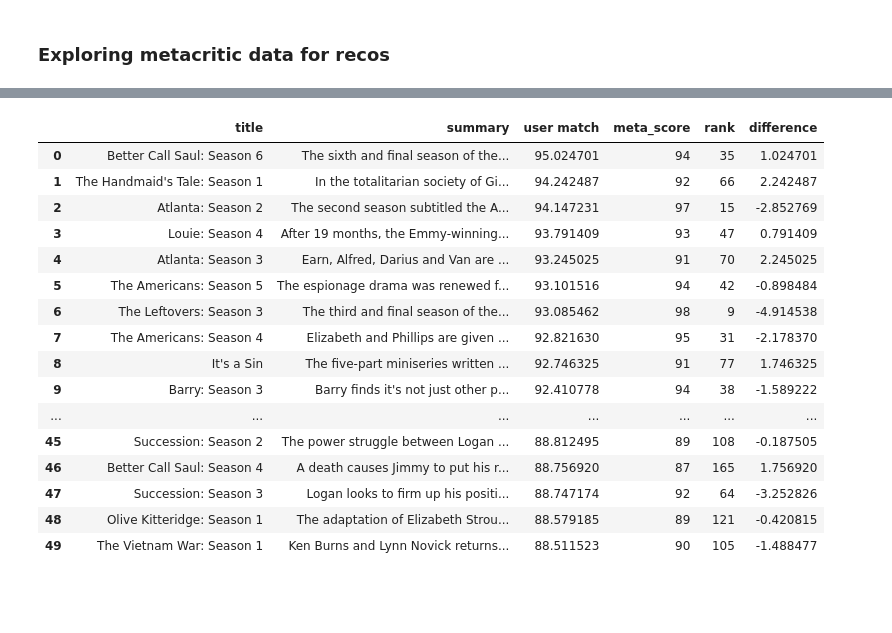
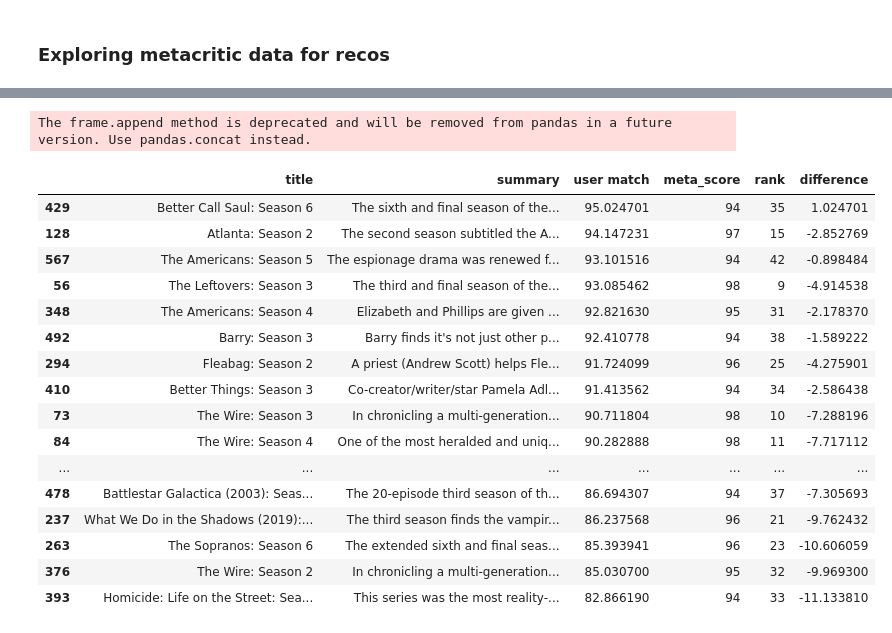
Before and after one commit to emileDesmaili/reco_system, a Jupyter notebook: metacritic EDA.ipynb, the cells around one changed output, grey strips where cells are left out. Cells and saved outputs as stored; diff of their text form; code cells hidden in the pictures; blank space fills up the shorter version.

```diff
--- a/metacritic EDA.ipynb
+++ b/metacritic EDA.ipynb
@@ -22,6 +24,3 @@ meta_df.head()
 | 2 | Rectify: Season 4 | 1 | 100.0 | No other series so poignantly pro... | Salon | Melanie McFarland | Oct 26, 2016 | Daniel tries to start a new life ... | ... |
 | 3 | Rectify: Season 4 | 1 | 100.0 | None of these characters is parti... | Yahoo TV | Ken Tucker | Oct 26, 2016 | Daniel tries to start a new life ... | ... |
 | 4 | Rectify: Season 4 | 1 | 100.0 | Rectify is the best series I have... | The Daily Beast | Malcolm Jones | Oct 26, 2016 | Daniel tries to start a new life ... | ... |
-# %%
-meta_df['title_group'] = meta_df['title'].str.split(': Season').str[0]
-meta_df.head()
@@ -34,0 +27,3 @@ meta_df.head()
+# %%
+meta_df['tv_show'] = meta_df['title'].str.split(': Season').str[0]
+meta_df.head()
@@ -52,26 +54,27 @@ tv_list = ['Breaking Bad: Season 5',
           ]
 # %%
 df_recos = get_recos_users(tv_list,reviews, filter_items=True,filter_n=10, default_rating=90)
+# %% [output]
+The frame.append method is deprecated and will be removed from pandas in a future version. Use pandas.concat instead.
 # %%
-df_merged = meta_df.merge(df_recos, on='item_id').drop_duplicates(subset='item_id')
+df_merged = df_recos.merge(meta_df, on='item_id').drop_duplicates(subset='item_id')
 df_merged['difference'] = df_merged['user match'] - df_merged['meta_score']
-df_merged = df_merged.sort_values(by='user match', ascending=False).reset_index(drop=True)
-df_merged[['title','summary','user match','meta_score','rank','difference']].head(50).sort_values(by='user match', ascending = False)
+df_merged[['title','summary','user match','meta_score','rank','difference']].head(30).sort_values(by='user match', ascending = False)
 # %% [output]
 |  | title | summary | user match | meta_score | rank | difference |
-| 0 | Better Call Saul: Season 6 | The sixth and final season of the... | 95.024701 | 94 | 35 | 1.024701 |
-| 1 | The Handmaid's Tale: Season 1 | In the totalitarian society of Gi... | 94.242487 | 92 | 66 | 2.242487 |
-| 2 | Atlanta: Season 2 | The second season subtitled the A... | 94.147231 | 97 | 15 | -2.852769 |
-| 3 | Louie: Season 4 | After 19 months, the Emmy-winning... | 93.791409 | 93 | 47 | 0.791409 |
-| 4 | Atlanta: Season 3 | Earn, Alfred, Darius and Van are ... | 93.245025 | 91 | 70 | 2.245025 |
-| 5 | The Americans: Season 5 | The espionage drama was renewed f... | 93.101516 | 94 | 42 | -0.898484 |
-| 6 | The Leftovers: Season 3 | The third and final season of the... | 93.085462 | 98 | 9 | -4.914538 |
-| 7 | The Americans: Season 4 | Elizabeth and Phillips are given ... | 92.821630 | 95 | 31 | -2.178370 |
-| 8 | It's a Sin | The five-part miniseries written ... | 92.746325 | 91 | 77 | 1.746325 |
-| 9 | Barry: Season 3 | Barry finds it's not just other p... | 92.410778 | 94 | 38 | -1.589222 |
+| 429 | Better Call Saul: Season 6 | The sixth and final season of the... | 95.024701 | 94 | 35 | 1.024701 |
+| 128 | Atlanta: Season 2 | The second season subtitled the A... | 94.147231 | 97 | 15 | -2.852769 |
+| 567 | The Americans: Season 5 | The espionage drama was renewed f... | 93.101516 | 94 | 42 | -0.898484 |
+| 56 | The Leftovers: Season 3 | The third and final season of the... | 93.085462 | 98 | 9 | -4.914538 |
+| 348 | The Americans: Season 4 | Elizabeth and Phillips are given ... | 92.821630 | 95 | 31 | -2.178370 |
+| 492 | Barry: Season 3 | Barry finds it's not just other p... | 92.410778 | 94 | 38 | -1.589222 |
+| 294 | Fleabag: Season 2 | A priest (Andrew Scott) helps Fle... | 91.724099 | 96 | 25 | -4.275901 |
+| 410 | Better Things: Season 3 | Co-creator/writer/star Pamela Adl... | 91.413562 | 94 | 34 | -2.586438 |
+| 73 | The Wire: Season 3 | In chronicling a multi-generation... | 90.711804 | 98 | 10 | -7.288196 |
+| 84 | The Wire: Season 4 | One of the most heralded and uniq... | 90.282888 | 98 | 11 | -7.717112 |
 | ... | ... | ... | ... | ... | ... | ... |
-| 45 | Succession: Season 2 | The power struggle between Logan ... | 88.812495 | 89 | 108 | -0.187505 |
-| 46 | Better Call Saul: Season 4 | A death causes Jimmy to put his r... | 88.756920 | 87 | 165 | 1.756920 |
-| 47 | Succession: Season 3 | Logan looks to firm up his positi... | 88.747174 | 92 | 64 | -3.252826 |
-| 48 | Olive Kitteridge: Season 1 | The adaptation of Elizabeth Strou... | 88.579185 | 89 | 121 | -0.420815 |
-| 49 | The Vietnam War: Season 1 | Ken Burns and Lynn Novick returns... | 88.511523 | 90 | 105 | -1.488477 |
+| 478 | Battlestar Galactica (2003): Seas... | The 20-episode third season of th... | 86.694307 | 94 | 37 | -7.305693 |
+| 237 | What We Do in the Shadows (2019):... | The third season finds the vampir... | 86.237568 | 96 | 21 | -9.762432 |
+| 263 | The Sopranos: Season 6 | The extended sixth and final seas... | 85.393941 | 96 | 23 | -10.606059 |
+| 376 | The Wire: Season 2 | In chronicling a multi-generation... | 85.030700 | 95 | 32 | -9.969300 |
+| 393 | Homicide: Life on the Street: Sea... | This series was the most reality-... | 82.866190 | 94 | 33 | -11.133810 |
```
Also changed, not shown: parts of 15 cells of this notebook.
